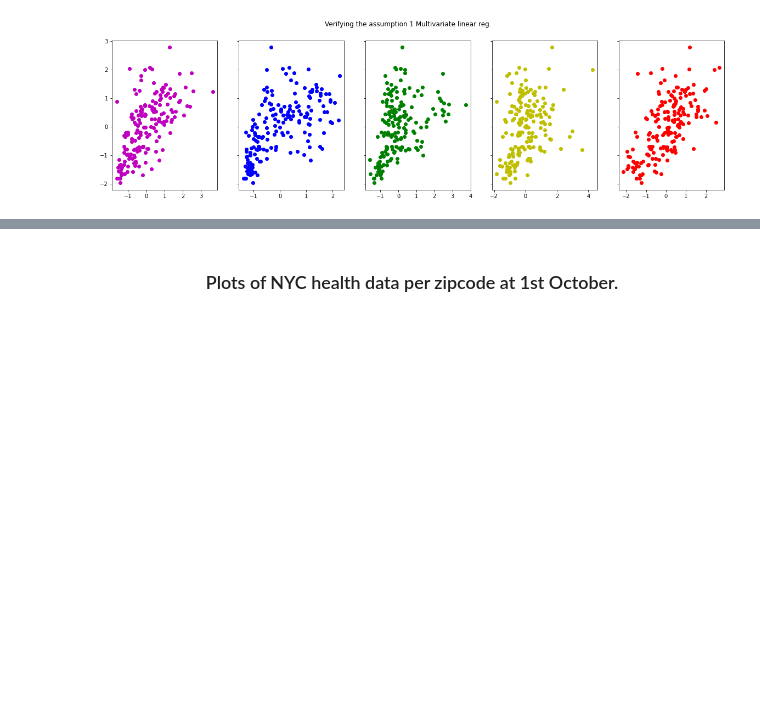
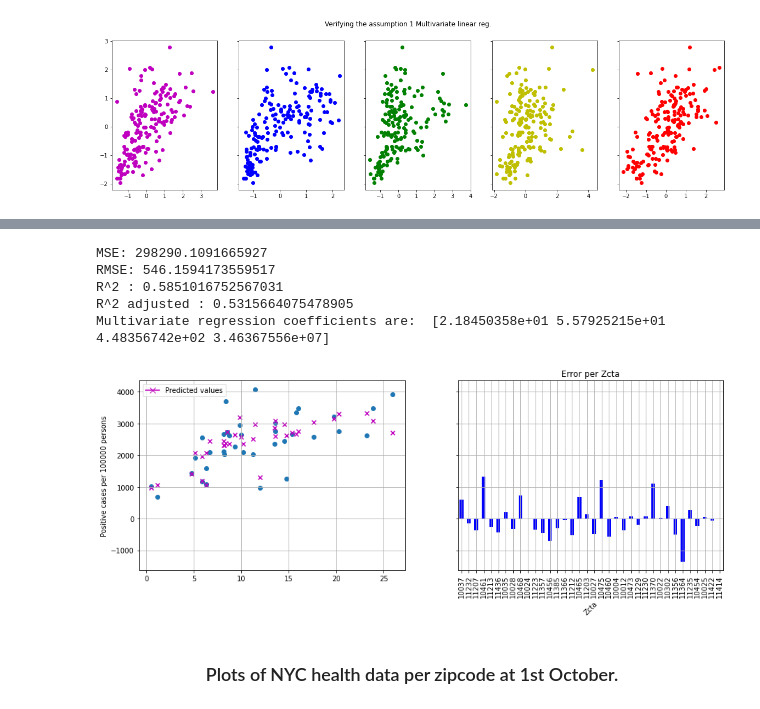
Before and after one commit to ClaudiaDeceglie/Thesis_NYC_covid19, a Jupyter notebook: Analysis on socio-demographic data from NYC gov, Census Bureau, NYC Health.ipynb, the cells around one changed output, grey strips where cells are left out. Saved outputs shown, nothing was run; the diff lists cells and outputs as text; code cells hidden in the pictures; blank space fills up the shorter version.

```diff
--- a/Analysis on socio-demographic data from NYC gov, Census Bureau, NYC Health.ipynb
+++ b/Analysis on socio-demographic data from NYC gov, Census Bureau, NYC Health.ipynb
@@ -397,2 +503,60 @@ R^2 adjusted : 0.5809606606668705
+# %%
+train_set, test_set = train_test_split(complete_data_per_zcta, test_size=0.2)
+
+regression = linear_model.LinearRegression()
+
+X_train_set = train_set[['pubtrans_bus_commute','essentialworker_drove','avg_hhold_size','one_over_medincome']]
+y_train_set = train_set['pos_per_100000']
+regression.fit(X_train_set, y_train_set)
+parameters = regression.coef_
+
+#predictions
+X_test_set = test_set[['pubtrans_bus_commute','essentialworker_drove','avg_hhold_size','one_over_medincome']].values
+y_test_set = test_set['pos_per_100000'].values
+
+predicted = regression.predict(X_test_set)
+# %%
+print("MSE:", mean_squared_error(y_test_set,predicted))
+print("RMSE:", np.sqrt(mean_squared_error(y_test_set,predicted)))
+
+n=len(y_test_set) #sample size on which we're computing the R^2 value
+p=4 #number of indipendent variables used for the regression
+
+erre_square=r2_score(y_test_set,predicted)
+erre_square_adj = 1 - (1-erre_square)*(n-1)/(n-p-1)
+print("R^2 :", erre_square)
+print("R^2 adjusted :", erre_square_adj)
+print("Multivariate regression coefficients are: ", parameters)
+
+
+# Create a dataframe that output the zcta, the Actual and the predicted value
+dataf_output= pd.DataFrame({'Zcta': test_set['zcta'] ,'Actual': y_test_set, 'Predicted': predicted})
+dataf_output.set_index('Zcta',inplace=True)
+
+fig,ax = plt.subplots(1, 2, figsize=(15, 5), sharey=True)
+ax[0].scatter(X_test_set[:,0], y_test_set)
+ax[0].scatter(X_test_set[:,0], predicted, color = 'm', marker='x')
+markers = mlines.Line2D([], [], color='m', marker='x', markersize=8, label='Predicted values')
+#markers = mlines.Line2D([], [], color='b', marker='o', markersize=8, label='Test set values')
+ax[0].legend(handles=[markers])
+ax[0].set_ylabel('Positive cases per 100000 persons')
+ax[0].grid()
+
+error_3 = dataf_output['Actual'] - dataf_output['Predicted']
+# Plot the error term between the actual and predicted values
+ax[1] = error_3.plot(kind='bar', color='blue')
+ax[1].set_xlabel('Zcta', rotation=45)
+ax[1].set_title('Error per Zcta')
+
+
+plt.grid()
+plt.show()
+# %% [output]
+MSE: 298290.1091665927
+RMSE: 546.1594173559517
+R^2 : 0.5851016752567031
+R^2 adjusted : 0.5315664075478905
+Multivariate regression coefficients are:  [2.18450358e+01 5.57925215e+01 4.48356742e+02 3.46367556e+07]
+[figure, added]
 # %% [markdown]
 ### <center> Plots of NYC health data per zipcode at 1st October.
```
Also changed, not shown: parts of 16 cells of this notebook.
